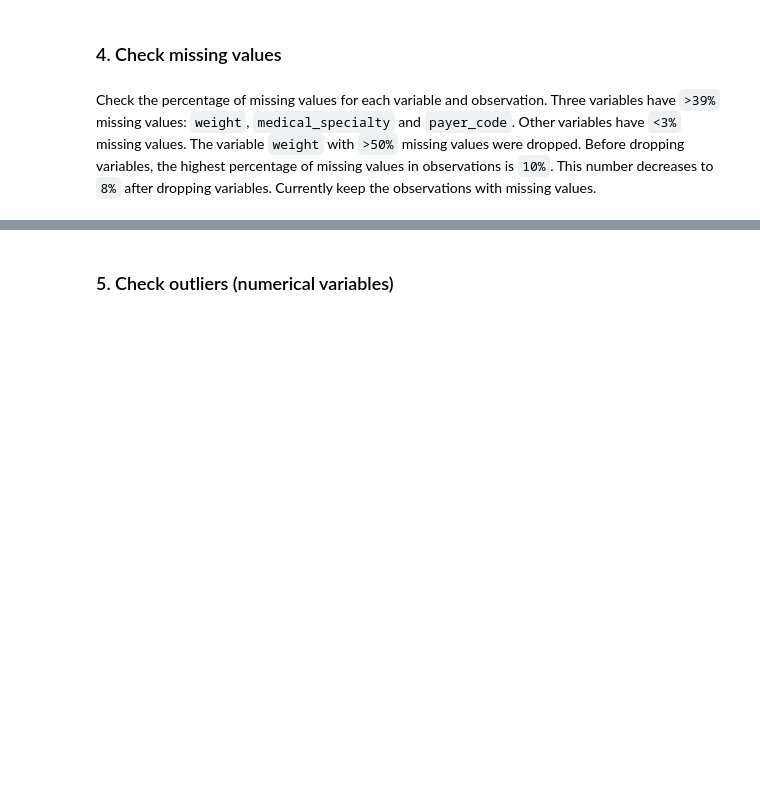
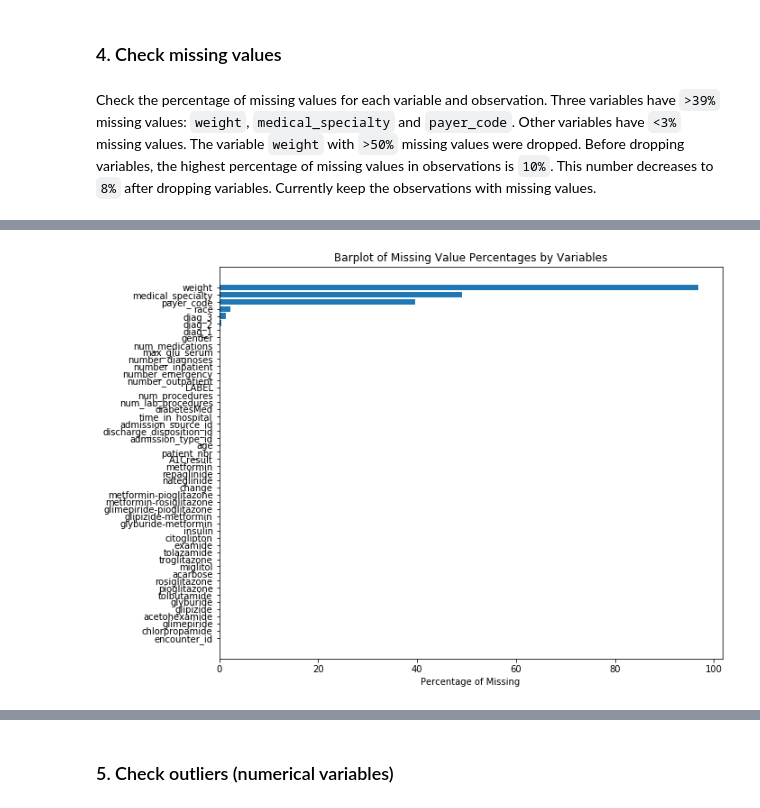
Before and after one commit to hwdsda/Springboard_Capstone1_diabetes_readmission_prediction, a Jupyter notebook: 2_Data_Wrangling.ipynb, the cells around one changed output, grey strips where cells are left out. Drawn from its saved outputs; the diff is of its cells as text; code cells hidden in the pictures; blank space fills up the shorter version.

```diff
--- a/2_Data_Wrangling.ipynb
+++ b/2_Data_Wrangling.ipynb
@@ -97,4 +100,15 @@ number_outpatient     0.000000
 dtype: float64
+# %%
+# plot the missing data
+plt.figure(figsize=(10,8))
+missing = pd.DataFrame({'column':df.columns ,'na_percent':df.isnull().sum()/len(df)*100})
+missing.sort_values('na_percent',inplace=True)
+plt.barh(missing['column'], width=missing['na_percent'])
+plt.xlabel('Percentage of Missing')
+plt.title('Barplot of Missing Value Percentages by Variables')
+plt.show()
+# %% [output]
+[figure, added]
 # %%
 # check missing values in rows
 (df.isnull().sum(axis=1)*100/df.shape[1]).sort_values(ascending=False)[:30]
```
Also changed, not shown: parts of 36 cells of this notebook, 2 other files.
